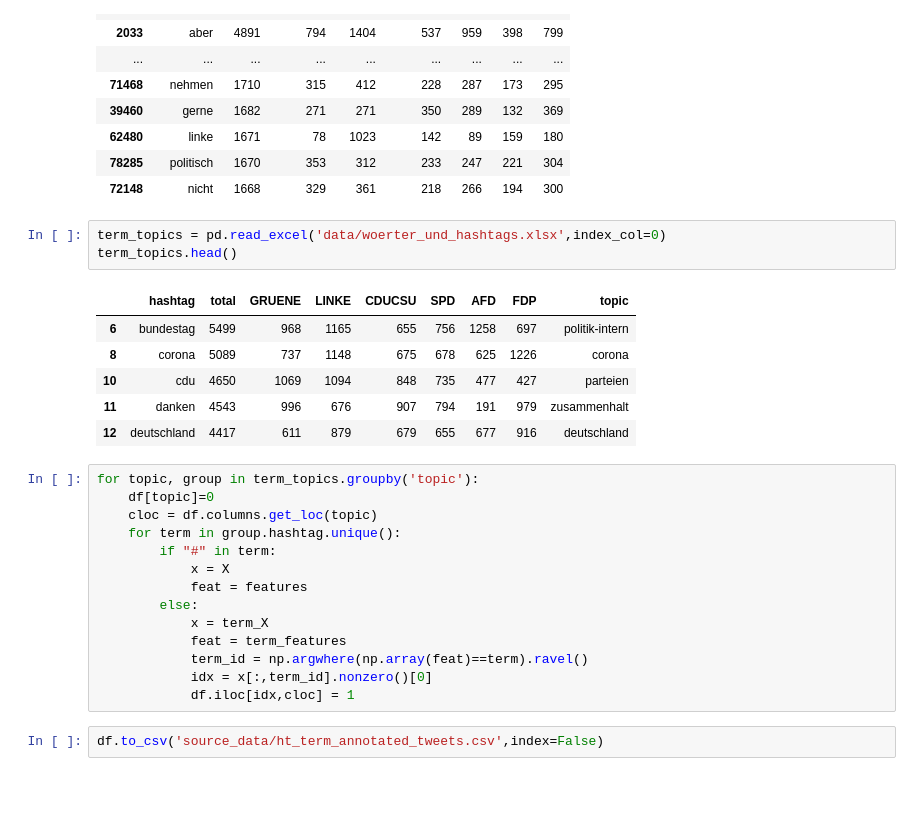
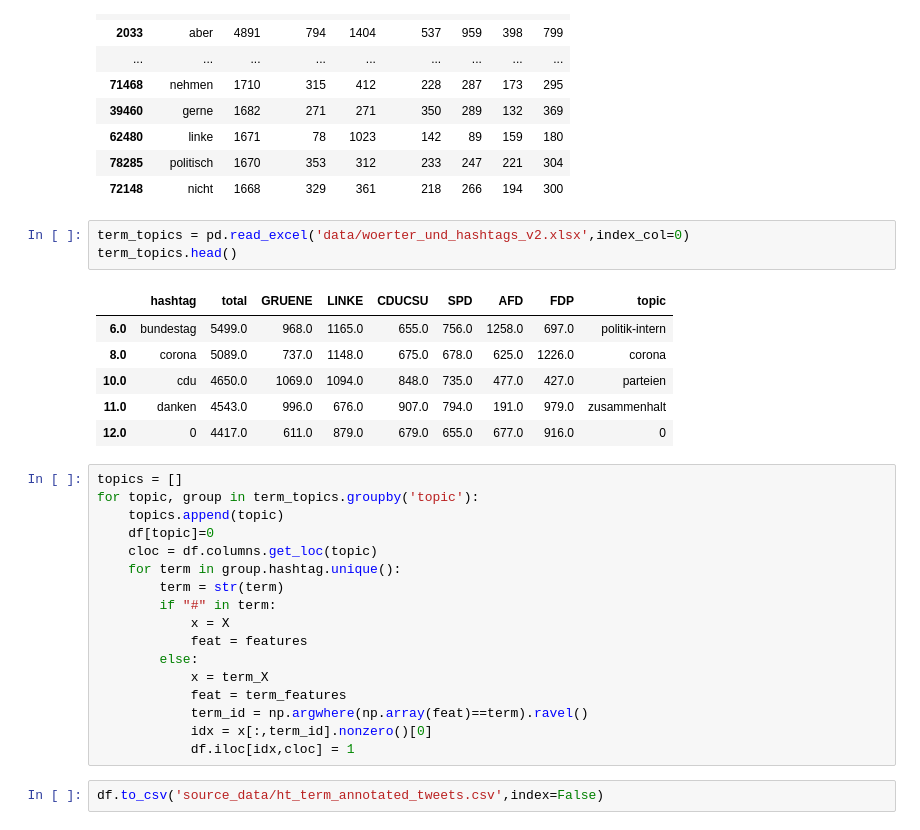
Before and after one commit to mcallaghan/ts-bundestag-tweets, a Jupyter notebook: Topics/fg_ht_themes.ipynb, the cells around one changed output. Drawn from its saved outputs; the diff is of its cells as text; blank space fills up the shorter version.

```diff
--- a/Topics/fg_ht_themes.ipynb
+++ b/Topics/fg_ht_themes.ipynb
@@ -242,20 +242,23 @@ terms.sort_values('total',ascending=False).head(100)
 | 78285 | politisch | 1670 | 353 | 312 | 233 | 247 | 221 | 304 |
 | 72148 | nicht | 1668 | 329 | 361 | 218 | 266 | 194 | 300 |
 # %%
-term_topics = pd.read_excel('data/woerter_und_hashtags.xlsx',index_col=0)
+term_topics = pd.read_excel('data/woerter_und_hashtags_v2.xlsx',index_col=0)
 term_topics.head()
 # %% [output]
 |  | hashtag | total | GRUENE | LINKE | CDUCSU | SPD | AFD | FDP | topic |
-| 6 | bundestag | 5499 | 968 | 1165 | 655 | 756 | 1258 | 697 | politik-intern |
-| 8 | corona | 5089 | 737 | 1148 | 675 | 678 | 625 | 1226 | corona |
-| 10 | cdu | 4650 | 1069 | 1094 | 848 | 735 | 477 | 427 | parteien |
-| 11 | danken | 4543 | 996 | 676 | 907 | 794 | 191 | 979 | zusammenhalt |
-| 12 | deutschland | 4417 | 611 | 879 | 679 | 655 | 677 | 916 | deutschland |
+| 6.0 | bundestag | 5499.0 | 968.0 | 1165.0 | 655.0 | 756.0 | 1258.0 | 697.0 | politik-intern |
+| 8.0 | corona | 5089.0 | 737.0 | 1148.0 | 675.0 | 678.0 | 625.0 | 1226.0 | corona |
+| 10.0 | cdu | 4650.0 | 1069.0 | 1094.0 | 848.0 | 735.0 | 477.0 | 427.0 | parteien |
+| 11.0 | danken | 4543.0 | 996.0 | 676.0 | 907.0 | 794.0 | 191.0 | 979.0 | zusammenhalt |
+| 12.0 | 0 | 4417.0 | 611.0 | 879.0 | 679.0 | 655.0 | 677.0 | 916.0 | 0 |
 # %%
+topics = []
 for topic, group in term_topics.groupby('topic'):
+    topics.append(topic)
     df[topic]=0
     cloc = df.columns.get_loc(topic)
     for term in group.hashtag.unique():
+        term = str(term)
         if "#" in term:
             x = X
             feat = features
```
Also changed, not shown: parts of 5 cells of this notebook, 4 other files.
